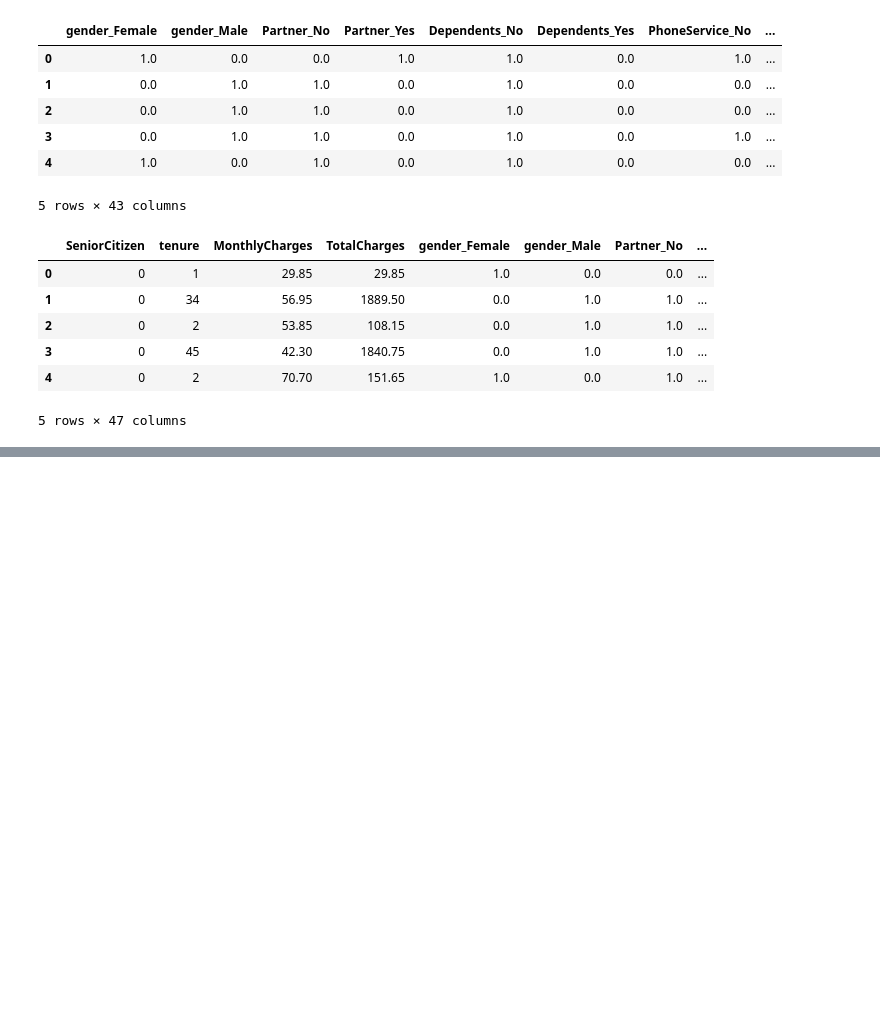
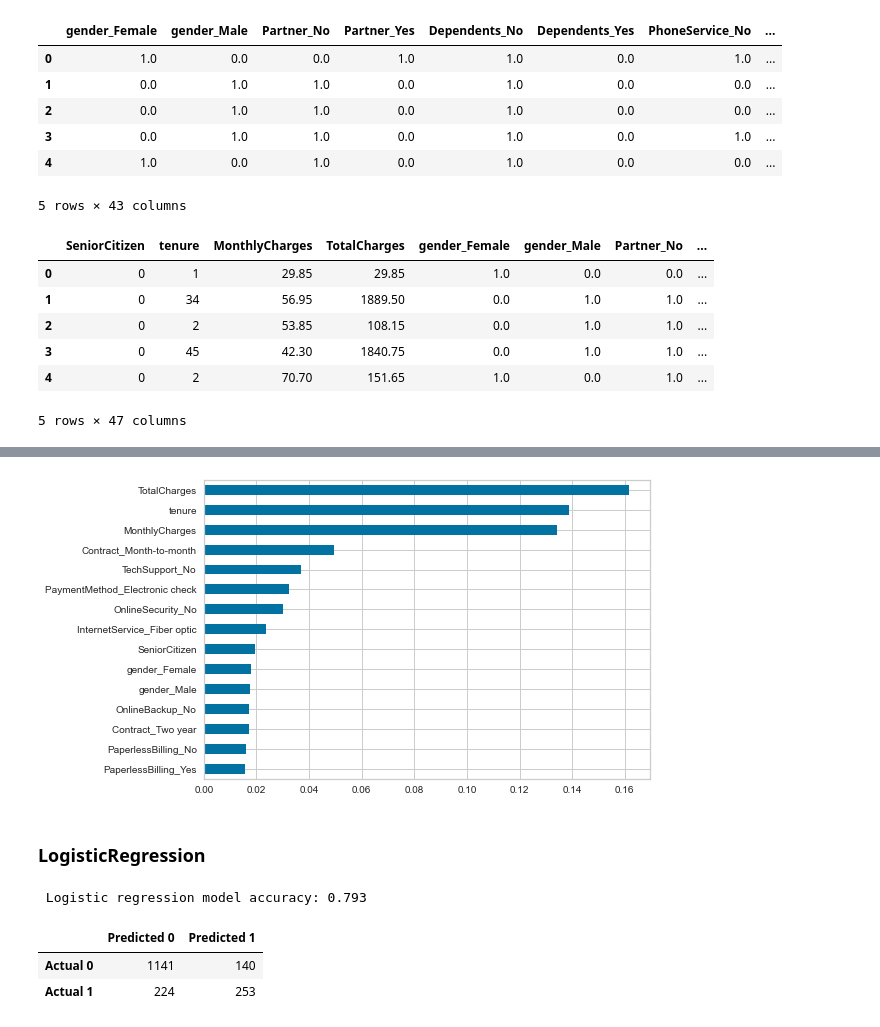
Before and after one commit to XDarkPhoenixes/Group_10, a Jupyter notebook: CSV_Telco_Customer_Churn.ipynb, the cells around one changed output, grey strips where cells are left out. Drawn from its saved outputs; the diff is of its cells as text; code cells hidden in the pictures; blank space fills up the shorter version.

```diff
--- a/CSV_Telco_Customer_Churn.ipynb
+++ b/CSV_Telco_Customer_Churn.ipynb
@@ -193,7 +316,7 @@ df.head()
 # %%
 # Split our preprocessed data into out features and target arrays
 y = df["Churn_Yes"].values
-X = df.drop(['Churn_Yes','Churn_No'],1).values
+X = df.drop(['Churn_Yes','Churn_No'],1)
 
 # Split the preprocessed data into a training and testing dataset
 X_train, X_test, y_train, y_test = train_test_split(X, y, random_state=78)
@@ -209,0 +335,10 @@ X_test_scaled = X_scaler.transform(X_test)
+# %%
+# Create a random forest classifier.
+rf_model = RandomForestClassifier(n_estimators=100)
+
+# Fitting the model
+rf_model = rf_model.fit(X_train_scaled, y_train)
+
+# Evaluate the model
+y_pred = rf_model.predict(X_test_scaled)
+print(f" Random forest predictive accuracy: {accuracy_score(y_test,y_pred):.3f}")
@@ -209,0 +376,6 @@ X_test_scaled = X_scaler.transform(X_test)
+# %%
+# List features with more impact
+
+important_features = pd.Series(data=rf_model.feature_importances_,index=X.columns)
+important_features.sort_values(ascending=False,inplace=True)
+important_features.head(15)
@@ -209,0 +399,38 @@ X_test_scaled = X_scaler.transform(X_test)
+# %%
+import matplotlib.pyplot as plt
+
+plt.figure();
+importance_df = important_features.head(15)
+importance_df.sort_values(ascending=True,inplace=True)
+importance_df.plot.barh();
+# %% [output]
+[figure, added]
+# %% [markdown]
+### LogisticRegression
+# %%
+from sklearn.linear_model import LogisticRegression
+
+# Define the logistic regression model
+log_classifier = LogisticRegression(solver="lbfgs",max_iter=200)
+
+# Train the model
+log_classifier.fit(X_train_scaled,y_train)
+
+# Evaluate the model
+y_pred = log_classifier.predict(X_test_scaled)
+print(f" Logistic regression model accuracy: {accuracy_score(y_test,y_pred):.3f}")
+# %% [output]
+ Logistic regression model accuracy: 0.793
+# %%
+# Calculating the confusion matrix
+cm = confusion_matrix(y_test, y_pred)
+
+# Create a DataFrame from the confusion matrix.
+cm_df = pd.DataFrame(
+    cm, index=["Actual 0", "Actual 1"], columns=["Predicted 0", "Predicted 1"])
+
+cm_df
+# %% [output]
+|  | Predicted 0 | Predicted 1 |
+| Actual 0 | 1141 | 140 |
+| Actual 1 | 224 | 253 |
```
Also changed, not shown: parts of 36 cells of this notebook.
